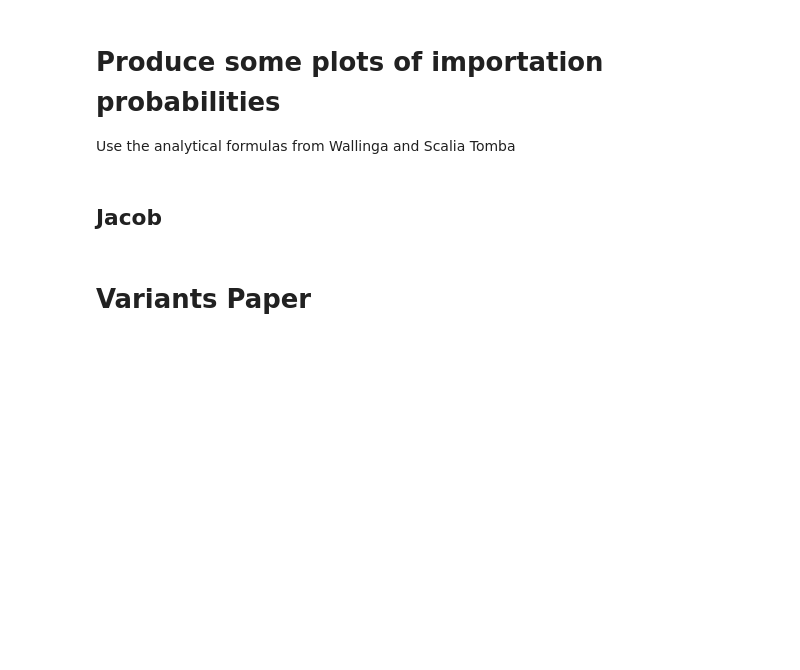
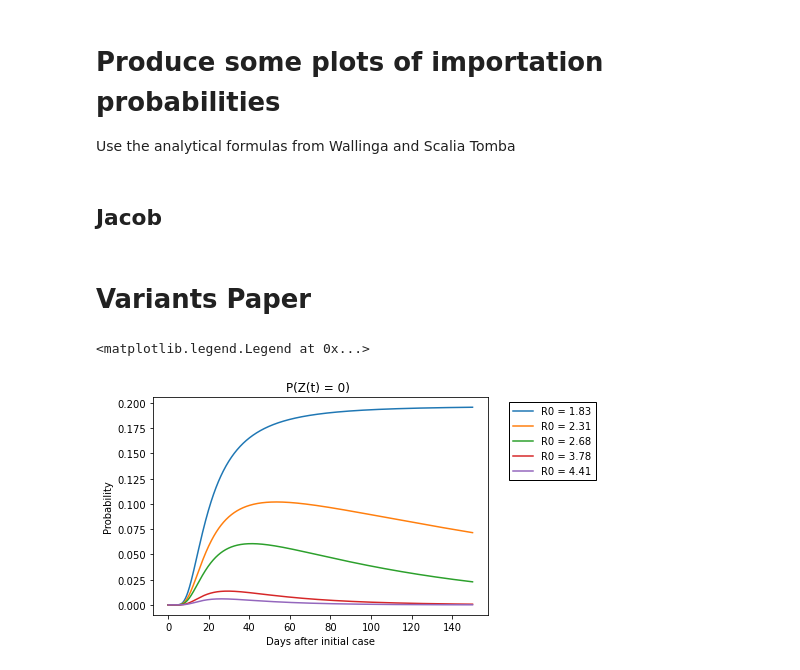
Before and after one commit to JCurran-Sebastian/BPs_for_VoC, a Jupyter notebook: Stochastic_Invasion_BPs_v1.ipynb, the cells around one changed output. Cells and saved outputs as stored; diff of their text form; code cells hidden in the pictures; blank space fills up the shorter version.

```diff
--- a/Stochastic_Invasion_BPs_v1.ipynb
+++ b/Stochastic_Invasion_BPs_v1.ipynb
@@ -219,7 +219,7 @@ vaccine_vec = np.array((1., az_vac_sa, pfi_vac_sa, new_vac_sa))
 
 k = 1/10 # Dispersion Endo et al.
 
-time = np.linspace(0, 100, num=1000)
+time = np.linspace(0, 150, num=1000)
 
 # Reduced transmissability for each type based on infection/vaccine immunity
 const_vec = np.array((1., sus_sa, az_vac_sa, az_vac_sa*sus_sa, pfi_vac_sa, pfi_vac_sa*sus_sa, new_vac_sa, new_vac_sa*sus_sa))
@@ -227,6 +227,7 @@ const_vec = np.array((1., sus_sa, az_vac_sa, az_vac_sa*sus_sa, pfi_vac_sa, pfi_v
 ntypes = 16
 nsus_trans = int(ntypes/2)
 rho_mat = np.zeros((len(Reff_vec), len(time)))
+q_mat = np.zeros_like(rho_mat)
 for r, Reff in enumerate(Reff_vec):
     beta_SA = Reff*gamma*rtrans_variant
     RV = Reff*rtrans_variant
@@ -272,32 +273,36 @@ for r, Reff in enumerate(Reff_vec):
 
         for nex in range(0, nexposed):
             pvec[nex] = u[nex+nexposed]
             pvec[nex+nexposed] =  u[nex+nexposed] * sum_gen_funcs + (gamma/omega)
         return pvec
 
 
 
     im_vec = np.zeros(ntypes)
     im_vec[0] = 1/5
     def eta(t):
         return im_vec.astype(float)
     ics = np.zeros(ntypes+1)
     ics[-1] = 1.
     n0vec = np.ones(ntypes)
     n0vec[-1] = 0
 
 
     offspring = P
     outbreak = MTBP_extinct(offspring)
     outbreak.set_lifespans(omega)
     outbreak.set_immigration(eta)
     rho = outbreak.solve_odes(outbreak.set_odes, time, ics, n0vec, Full = False)
-    rho_mat[r, :] = rho[0, :] # Take 0th row for qs, -1th row for rs
+    q_mat [r, :] = rho[0, :]
+    rho_mat[r, :] = rho[1, :] # Take 0th row for qs, -1th row for rs
 
     plt.plot(time, rho_mat[r, :], label = "R0 = " + str(np.round(RV, 2)))
 
-plt.title("P(Z(t) = 0) - R0 = " + str(RV))
+plt.title("P(Z(t) = 0) " )
 plt.xlabel("Days after initial case")
 plt.ylabel("Probability")
 plt.savefig("./pnocases_R0=" + str(RV) + ".pdf")
 plt.legend(loc=2, bbox_to_anchor=(1.05, 1), framealpha=1., edgecolor='black', fancybox=False)
+# %% [output]
+<matplotlib.legend.Legend at 0x...>
+[figure, added]
```
Also changed, not shown: parts of 12 cells of this notebook.
